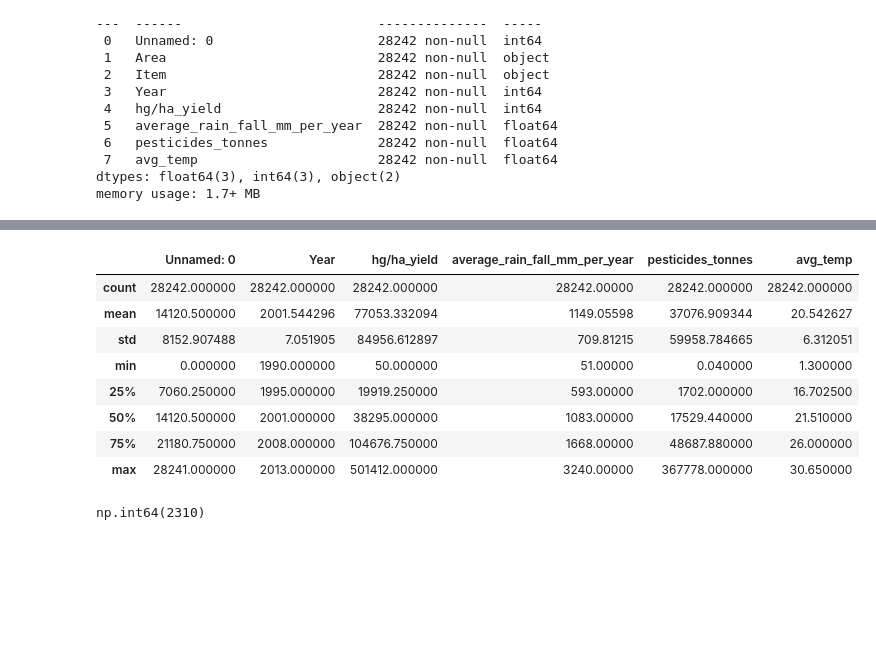
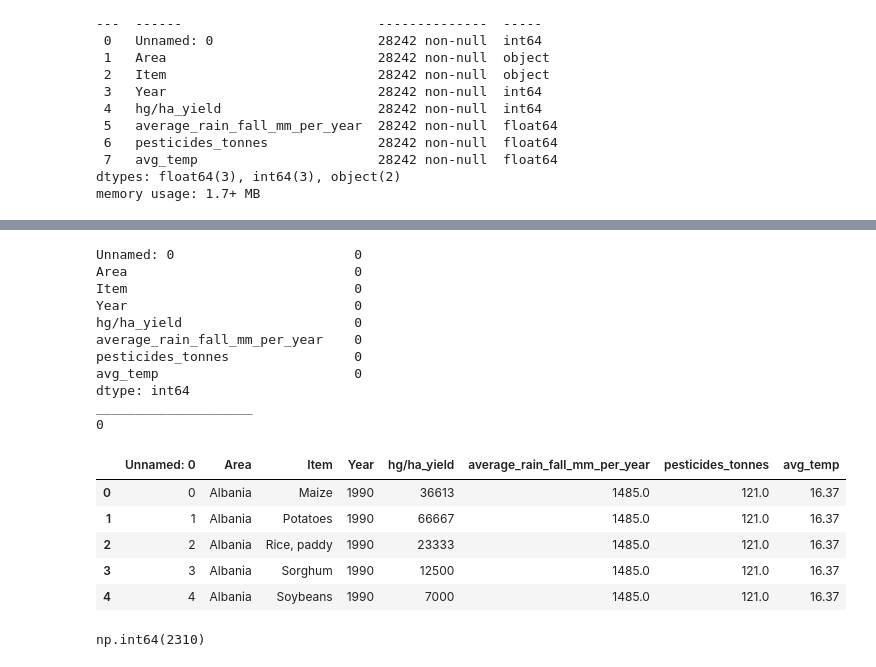
Before and after one commit to Sbilalahmad/AI_ML_mentorship, a Jupyter notebook: notebooks/P1_Crop_Yeild_predictor.ipynb, the cells around one changed output, grey strips where cells are left out. Cells and saved outputs as stored; diff of their text form; code cells hidden in the pictures; blank space fills up the shorter version.

```diff
--- a/notebooks/P1_Crop_Yeild_predictor.ipynb
+++ b/notebooks/P1_Crop_Yeild_predictor.ipynb
@@ -57,15 +183,28 @@ memory usage: 1.7+ MB
+# %%
+print(df.isna().sum())
+print("____________________")
+print(df.duplicated().sum())
+# %% [output]
+Unnamed: 0                       0
+Area                             0
+Item                             0
+Year                             0
+hg/ha_yield                      0
+average_rain_fall_mm_per_year    0
+pesticides_tonnes                0
+avg_temp                         0
+dtype: int64
+____________________
+0
 # %%
-df.describe()
+df.head()
 # %% [output]
-|  | Unnamed: 0 | Year | hg/ha_yield | average_rain_fall_mm_per_year | pesticides_tonnes | avg_temp |
-| count | 28242.000000 | 28242.000000 | 28242.000000 | 28242.00000 | 28242.000000 | 28242.000000 |
-| mean | 14120.500000 | 2001.544296 | 77053.332094 | 1149.05598 | 37076.909344 | 20.542627 |
-| std | 8152.907488 | 7.051905 | 84956.612897 | 709.81215 | 59958.784665 | 6.312051 |
-| min | 0.000000 | 1990.000000 | 50.000000 | 51.00000 | 0.040000 | 1.300000 |
-| 25% | 7060.250000 | 1995.000000 | 19919.250000 | 593.00000 | 1702.000000 | 16.702500 |
-| 50% | 14120.500000 | 2001.000000 | 38295.000000 | 1083.00000 | 17529.440000 | 21.510000 |
-| 75% | 21180.750000 | 2008.000000 | 104676.750000 | 1668.00000 | 48687.880000 | 26.000000 |
-| max | 28241.000000 | 2013.000000 | 501412.000000 | 3240.00000 | 367778.000000 | 30.650000 |
+|  | Unnamed: 0 | Area | Item | Year | hg/ha_yield | average_rain_fall_mm_per_year | pesticides_tonnes | avg_temp |
+| 0 | 0 | Albania | Maize | 1990 | 36613 | 1485.0 | 121.0 | 16.37 |
+| 1 | 1 | Albania | Potatoes | 1990 | 66667 | 1485.0 | 121.0 | 16.37 |
+| 2 | 2 | Albania | Rice, paddy | 1990 | 23333 | 1485.0 | 121.0 | 16.37 |
+| 3 | 3 | Albania | Sorghum | 1990 | 12500 | 1485.0 | 121.0 | 16.37 |
+| 4 | 4 | Albania | Soybeans | 1990 | 7000 | 1485.0 | 121.0 | 16.37 |
 # %%
 df.drop(['Unnamed: 0'],axis=1,inplace=True)
 # %%
```
Also changed, not shown: parts of 21 cells of this notebook.
